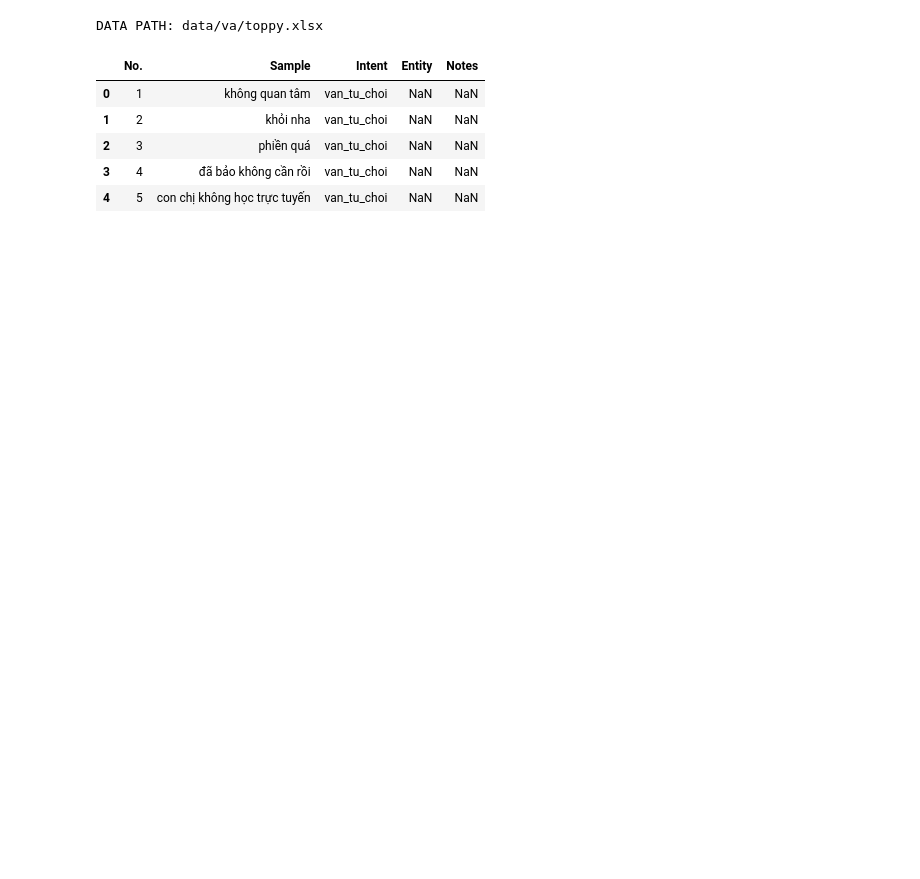
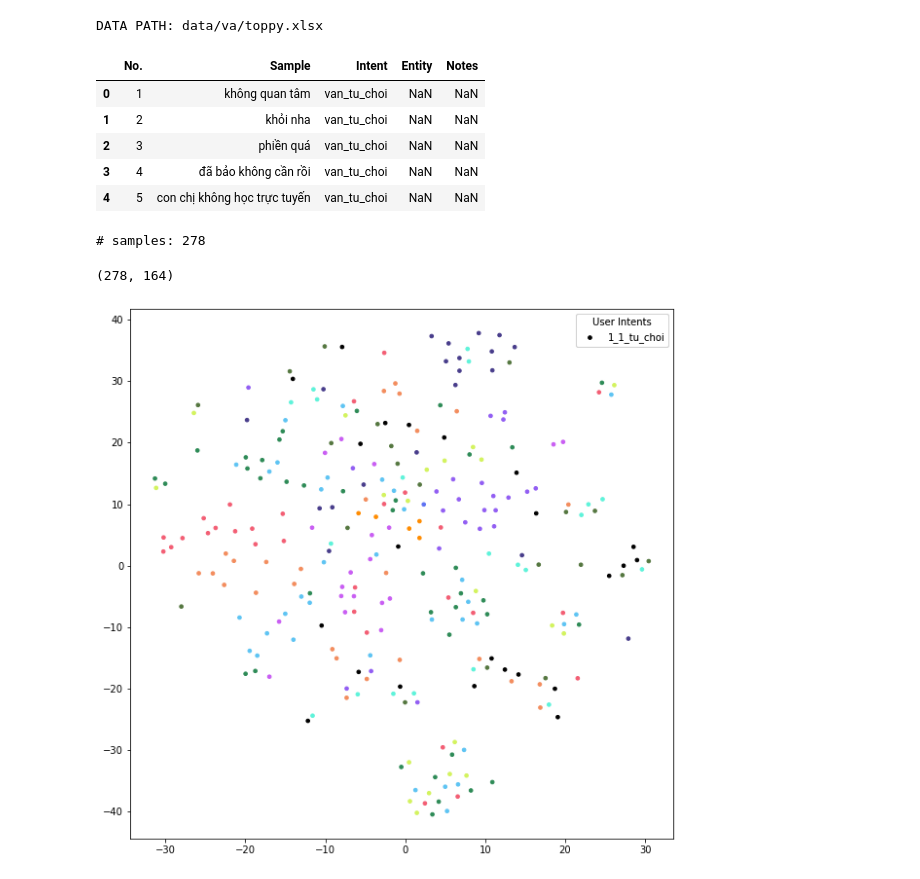
Before and after one commit to hosjiu1702/Intent-Detection, a Jupyter notebook: va-emandai.ipynb, the cells around one changed output. Drawn from its saved outputs; the diff is of its cells as text; code cells hidden in the pictures; blank space fills up the shorter version.

```diff
--- a/va-emandai.ipynb
+++ b/va-emandai.ipynb
@@ -24,3 +27,23 @@ DATA PATH: data/va/toppy.xlsx
 | 2 | 3 | phiền quá | van_tu_choi | NaN | NaN |
 | 3 | 4 | đã bảo không cần rồi | van_tu_choi | NaN | NaN |
 | 4 | 5 | con chị không học trực tuyến | van_tu_choi | NaN | NaN |
+# %%
+X = data_df["Sample"]
+y = data_df["Intent"]
+print(f"# samples: {len(X)}")
+# %% [output]
+# samples: 278
+# %%
+""" Text Tokenization """
+X = [ViTokenizer.tokenize(x) for x in X]
+# %%
+""" TF-IDF Vectorization """
+tfidf = TfidfVectorizer()
+doc_term_matrix = tfidf.fit_transform(X)
+doc_term_matrix.shape
+# %% [output]
+(278, 164)
+# %%
+tsne(doc_term_matrix, y.tolist(), title="User Intents", figsize=(10, 10))
+# %% [output]
+[figure, added]
```
Also changed, not shown: parts of 2 cells of this notebook, 2 other files.
